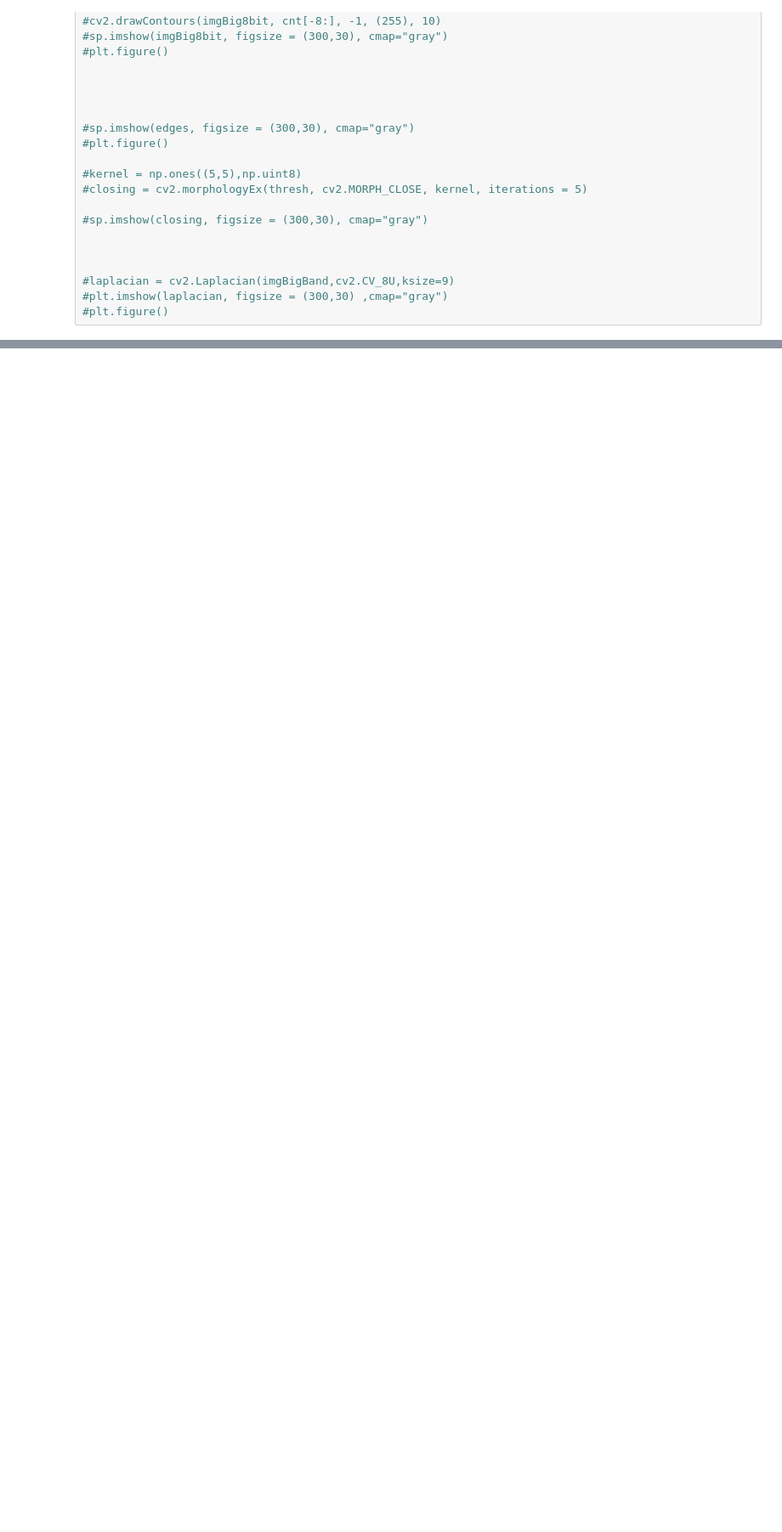
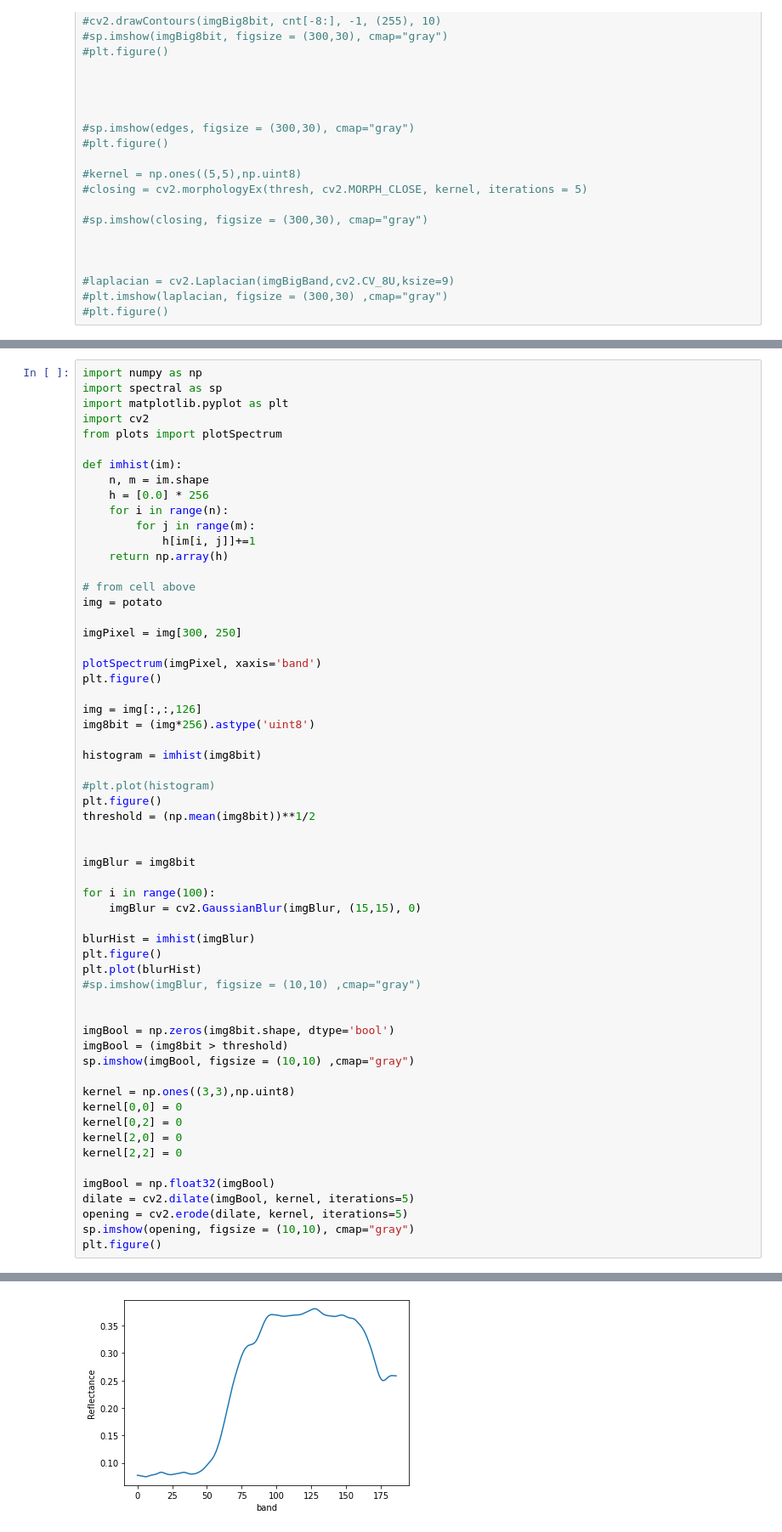
Before and after one commit to Kohmann/potato-classification, a Jupyter notebook: segmentation.ipynb, the cells around one changed output, grey strips where cells are left out. Shown at 85% size. Drawn from its saved outputs; the diff is of its cells as text; blank space fills up the shorter version.

```diff
--- a/segmentation.ipynb
+++ b/segmentation.ipynb
@@ -287,0 +306,60 @@ sp.imshow(imgPC[:,:,1], figsize=(100,10),cmap="gray")
+# %%
+import numpy as np
+import spectral as sp
+import matplotlib.pyplot as plt
+import cv2
+from plots import plotSpectrum
+
+def imhist(im):
+    n, m = im.shape
+    h = [0.0] * 256
+    for i in range(n):
+        for j in range(m):
+            h[im[i, j]]+=1
+    return np.array(h)
+
+# from cell above
+img = potato
+
+imgPixel = img[300, 250]
+
+plotSpectrum(imgPixel, xaxis='band')
+plt.figure()
+
+img = img[:,:,126]
+img8bit = (img*256).astype('uint8')
+
+histogram = imhist(img8bit)
+
+#plt.plot(histogram)
+plt.figure()
+threshold = (np.mean(img8bit))**1/2
+
+
+imgBlur = img8bit
+
+for i in range(100):
+    imgBlur = cv2.GaussianBlur(imgBlur, (15,15), 0)
+
+blurHist = imhist(imgBlur)
+plt.figure()
+plt.plot(blurHist)
+#sp.imshow(imgBlur, figsize = (10,10) ,cmap="gray")
+
+
+imgBool = np.zeros(img8bit.shape, dtype='bool')
+imgBool = (img8bit > threshold)
+sp.imshow(imgBool, figsize = (10,10) ,cmap="gray")
+
+kernel = np.ones((3,3),np.uint8)
+kernel[0,0] = 0
+kernel[0,2] = 0
+kernel[2,0] = 0
+kernel[2,2] = 0
+
+imgBool = np.float32(imgBool)
+dilate = cv2.dilate(imgBool, kernel, iterations=5)
+opening = cv2.erode(dilate, kernel, iterations=5)
+sp.imshow(opening, figsize = (10,10), cmap="gray")
+plt.figure()
+# %% [output]
@@ -287,0 +368 @@ sp.imshow(imgPC[:,:,1], figsize=(100,10),cmap="gray")
+[figure, added]
```
Also changed, not shown: parts of 4 cells of this notebook.
